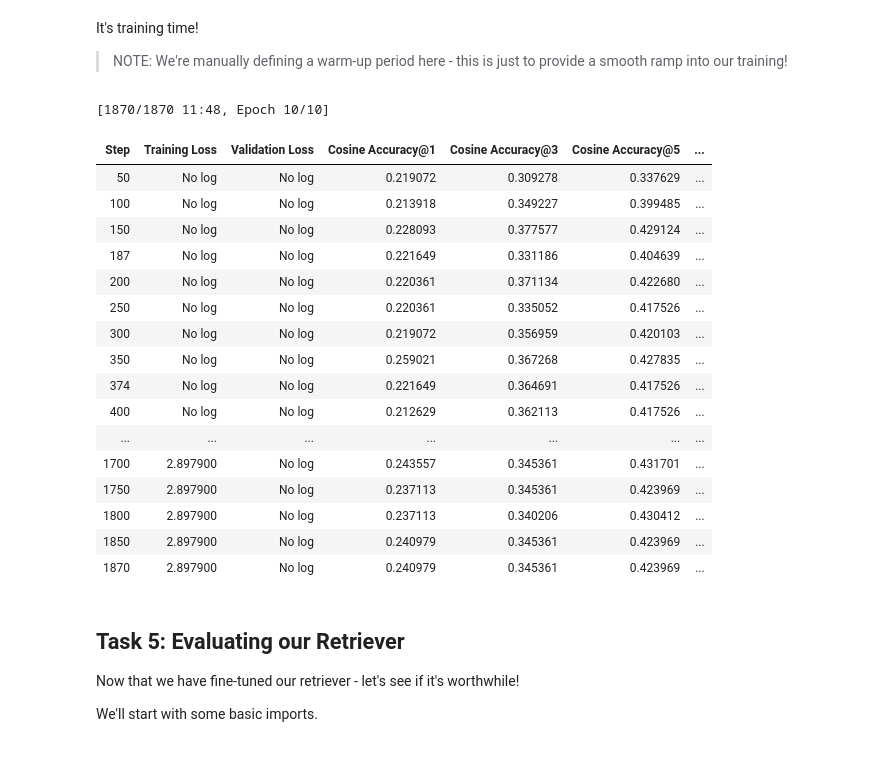
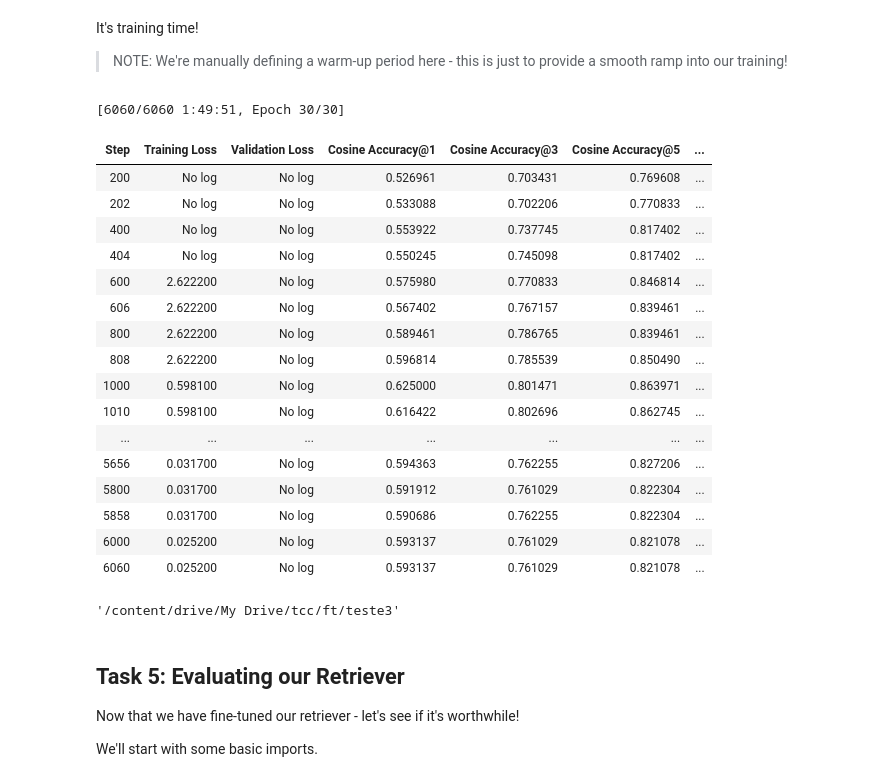
Before and after one commit to joaowinderfeldbussolotto/assistente-ppc-ciencia-da-computacao, a Jupyter notebook: fine_tuning_embeddings.ipynb, the cells around one changed output. Cells and saved outputs as stored; diff of their text form; code cells hidden in the pictures.

Commit message:
updating synthetic dataset generation and model for fine tunning

```diff
--- a/fine_tuning_embeddings.ipynb
+++ b/fine_tuning_embeddings.ipynb
@@ -390,7 +585,7 @@ We're using a toy batch size here to reflect the limited number of examples we h
 
 Ideally we'd want to use a much larger batch size. (~64+)
 # %%
-BATCH_SIZE = 20
+BATCH_SIZE = 10
 # %% [markdown]
 Let's move our dataset into the expected format for training.
 # %%
@@ -417,7 +612,7 @@ The loss we're using today is called `MultipleNegativesRankingLoss` - you can fi
 # %%
 from sentence_transformers.losses import MatryoshkaLoss, MultipleNegativesRankingLoss
 
-matryoshka_dimensions = [512, 256, 128, 64]
+matryoshka_dimensions = [768, 512, 256, 128, 64]
 inner_train_loss = MultipleNegativesRankingLoss(model)
 train_loss = MatryoshkaLoss(
     model, inner_train_loss, matryoshka_dims=matryoshka_dimensions
@@ -437,7 +632,9 @@ evaluator = InformationRetrievalEvaluator(queries, corpus, relevant_docs)
 # %% [markdown]
 We'll train this model for 5 epochs, though you could increase this number if we had a significant amount more data.
 # %%
-EPOCHS = 10
+EPOCHS = 30
+# %%
+FT_MODEL_OUTPUT_PATH = 'multi-qa-mpnet-base-dot-v1-finetuned-for-ppc-v1'
 # %% [markdown]
 It's training time!
 
@@ -445,34 +642,46 @@ It's training time!
 # %%
 warmup_steps = int(len(loader) * EPOCHS * 0.1)
 
 model.fit(
     train_objectives=[(loader, train_loss)],
     epochs=EPOCHS,
     warmup_steps=warmup_steps,
-    output_path='finetuned-v2-distiluse-base-multilingual-cased-v1',
+    output_path=FT_MODEL_OUTPUT_PATH,
     show_progress_bar=True,
     evaluator=evaluator,
-    evaluation_steps=50,
+    evaluation_steps=200,
 )
 # %% [output]
-[1870/1870 11:48, Epoch 10/10]
+[6060/6060 1:49:51, Epoch 30/30]
 | Step | Training Loss | Validation Loss | Cosine Accuracy@1 | Cosine Accuracy@3 | Cosine Accuracy@5 | ... |
-| 50 | No log | No log | 0.219072 | 0.309278 | 0.337629 | ... |
-| 100 | No log | No log | 0.213918 | 0.349227 | 0.399485 | ... |
-| 150 | No log | No log | 0.228093 | 0.377577 | 0.429124 | ... |
-| 187 | No log | No log | 0.221649 | 0.331186 | 0.404639 | ... |
-| 200 | No log | No log | 0.220361 | 0.371134 | 0.422680 | ... |
-| 250 | No log | No log | 0.220361 | 0.335052 | 0.417526 | ... |
-| 300 | No log | No log | 0.219072 | 0.356959 | 0.420103 | ... |
-| 350 | No log | No log | 0.259021 | 0.367268 | 0.427835 | ... |
-| 374 | No log | No log | 0.221649 | 0.364691 | 0.417526 | ... |
-| 400 | No log | No log | 0.212629 | 0.362113 | 0.417526 | ... |
+| 200 | No log | No log | 0.526961 | 0.703431 | 0.769608 | ... |
+| 202 | No log | No log | 0.533088 | 0.702206 | 0.770833 | ... |
+| 400 | No log | No log | 0.553922 | 0.737745 | 0.817402 | ... |
+| 404 | No log | No log | 0.550245 | 0.745098 | 0.817402 | ... |
+| 600 | 2.622200 | No log | 0.575980 | 0.770833 | 0.846814 | ... |
+| 606 | 2.622200 | No log | 0.567402 | 0.767157 | 0.839461 | ... |
+| 800 | 2.622200 | No log | 0.589461 | 0.786765 | 0.839461 | ... |
+| 808 | 2.622200 | No log | 0.596814 | 0.785539 | 0.850490 | ... |
+| 1000 | 0.598100 | No log | 0.625000 | 0.801471 | 0.863971 | ... |
+| 1010 | 0.598100 | No log | 0.616422 | 0.802696 | 0.862745 | ... |
 | ... | ... | ... | ... | ... | ... | ... |
-| 1700 | 2.897900 | No log | 0.243557 | 0.345361 | 0.431701 | ... |
-| 1750 | 2.897900 | No log | 0.237113 | 0.345361 | 0.423969 | ... |
-| 1800 | 2.897900 | No log | 0.237113 | 0.340206 | 0.430412 | ... |
-| 1850 | 2.897900 | No log | 0.240979 | 0.345361 | 0.423969 | ... |
-| 1870 | 2.897900 | No log | 0.240979 | 0.345361 | 0.423969 | ... |
+| 5656 | 0.031700 | No log | 0.594363 | 0.762255 | 0.827206 | ... |
+| 5800 | 0.031700 | No log | 0.591912 | 0.761029 | 0.822304 | ... |
+| 5858 | 0.031700 | No log | 0.590686 | 0.762255 | 0.822304 | ... |
+| 6000 | 0.025200 | No log | 0.593137 | 0.761029 | 0.821078 | ... |
+| 6060 | 0.025200 | No log | 0.593137 | 0.761029 | 0.821078 | ... |
+# %%
+import shutil
+
+caminho_colab = FT_MODEL_OUTPUT_PATH
+
+# Caminho para onde você deseja salvar no Google Drive
+caminho_drive = '/content/drive/My Drive/tcc/ft/teste3'
+
+# Copiar a pasta do Colab para o Google Drive
+shutil.copytree(caminho_colab, caminho_drive)
+# %% [output]
+'/content/drive/My Drive/tcc/ft/teste3'
 # %% [markdown]
 ## Task 5: Evaluating our Retriever
 
```
Also changed, not shown: parts of 47 cells of this notebook.
